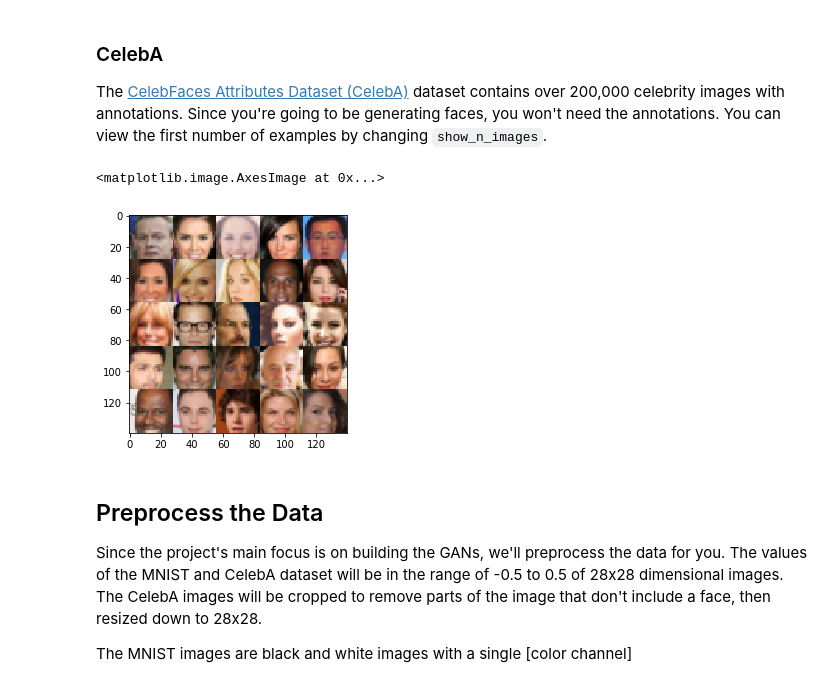
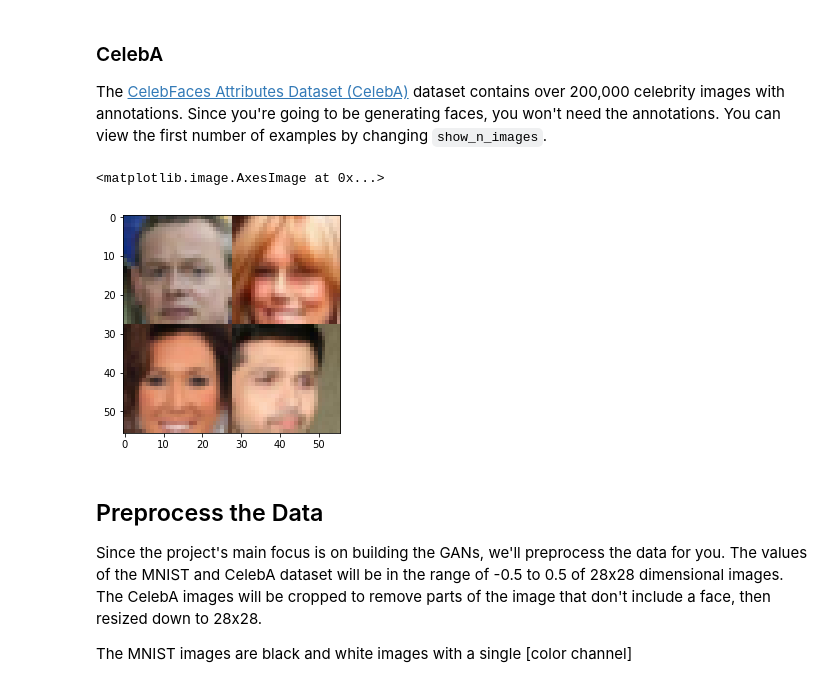
Before and after one commit to HananBahy/face_generation, a Jupyter notebook: dlnd_face_generation.ipynb, the cells around one changed output. Saved outputs shown, nothing was run; the diff lists cells and outputs as text; code cells hidden in the pictures.

```diff
--- a/dlnd_face_generation.ipynb
+++ b/dlnd_face_generation.ipynb
@@ -59,16 +66,16 @@ pyplot.imshow(helper.images_square_grid(mnist_images, 'L'), cmap='gray')
 ### CelebA
 The [CelebFaces Attributes Dataset (CelebA)](http://mmlab.ie.cuhk.edu.hk/projects/CelebA.html) dataset contains over 200,000 celebrity images with annotations.  Since you're going to be generating faces, you won't need the annotations.  You can view the first number of examples by changing `show_n_images`.
 # %%
-show_n_images = 25
+show_n_images = 4
 
 """
 DON'T MODIFY ANYTHING IN THIS CELL
 """
 mnist_images = helper.get_batch(glob(os.path.join(data_dir, 'img_align_celeba/*.jpg'))[:show_n_images], 28, 28, 'RGB')
 pyplot.imshow(helper.images_square_grid(mnist_images, 'RGB'))
 # %% [output]
 <matplotlib.image.AxesImage at 0x...>
-[figure, old version]
+[figure, new version]
 # %% [markdown]
 ## Preprocess the Data
 Since the project's main focus is on building the GANs, we'll preprocess the data for you.  The values of the MNIST and CelebA dataset will be in the range of -0.5 to 0.5 of 28x28 dimensional images.  The CelebA images will be cropped to remove parts of the image that don't include a face, then resized down to 28x28.
```
Also changed, not shown: parts of 9 cells of this notebook.
